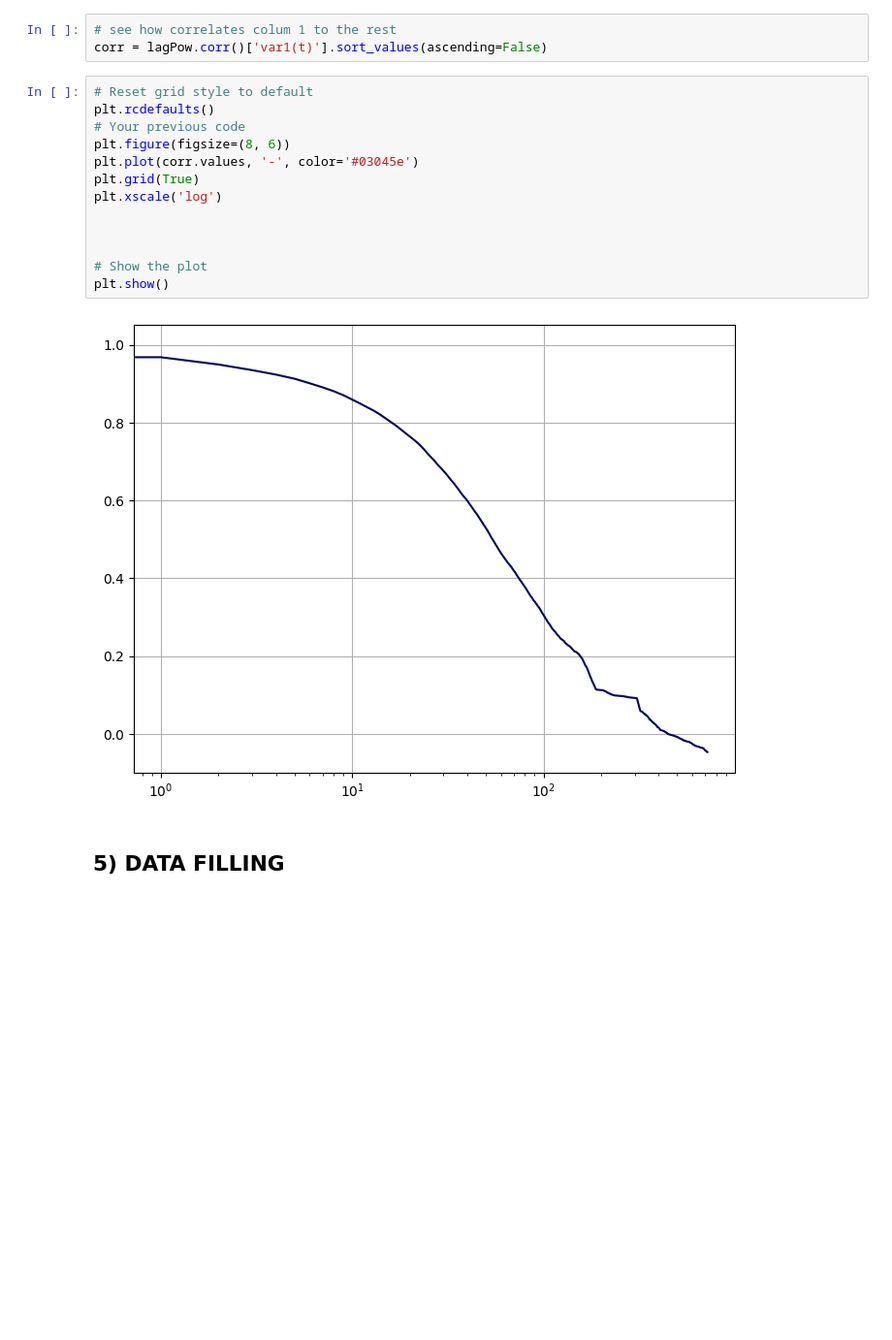
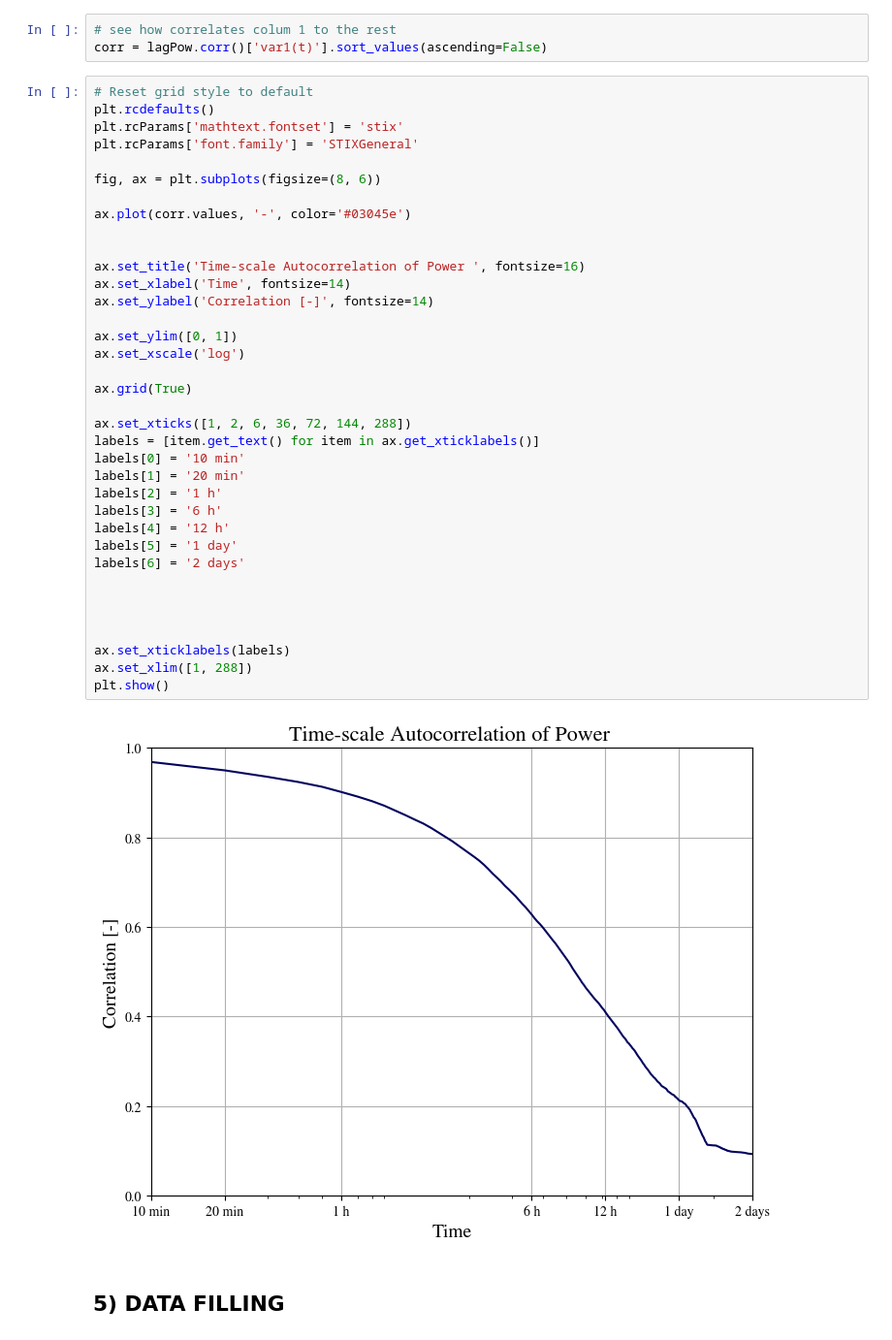
Before and after one commit to Brizzum/Final-project, a Jupyter notebook: Data_mangement.ipynb, the cells around one changed output. Shown at 97% size. Cells and saved outputs as stored; diff of their text form; blank space fills up the shorter version.

```diff
--- a/Data_mangement.ipynb
+++ b/Data_mangement.ipynb
@@ -277,21 +297,44 @@ lagPow = forecast_sequences_output(ActPOW, n_lag)
 # %%
 # see how correlates colum 1 to the rest
 corr = lagPow.corr()['var1(t)'].sort_values(ascending=False)
-# %%
-# Reset grid style to default
-plt.rcdefaults()
-# Your previous code
-plt.figure(figsize=(8, 6))
-plt.plot(corr.values, '-', color='#03045e')
-plt.grid(True)
-plt.xscale('log')
-
-
-
-# Show the plot
-plt.show()
-# %% [output]
-[figure, removed]
+# %%
+# Reset grid style to default
+plt.rcdefaults()
+plt.rcParams['mathtext.fontset'] = 'stix'
+plt.rcParams['font.family'] = 'STIXGeneral'
+
+fig, ax = plt.subplots(figsize=(8, 6))
+
+ax.plot(corr.values, '-', color='#03045e')
+
+
+ax.set_title('Time-scale Autocorrelation of Power ', fontsize=16)
+ax.set_xlabel('Time', fontsize=14)
+ax.set_ylabel('Correlation [-]', fontsize=14)
+
+ax.set_ylim([0, 1])
+ax.set_xscale('log')
+
+ax.grid(True)
+
+ax.set_xticks([1, 2, 6, 36, 72, 144, 288])
+labels = [item.get_text() for item in ax.get_xticklabels()]
+labels[0] = '10 min'
+labels[1] = '20 min'
+labels[2] = '1 h'
+labels[3] = '6 h'
+labels[4] = '12 h'
+labels[5] = '1 day'
+labels[6] = '2 days'
+
+
+
+
+ax.set_xticklabels(labels)
+ax.set_xlim([1, 288])
+plt.show()
+# %% [output]
+[figure, added]
 # %% [markdown]
 ## 5) DATA FILLING
 # %%
```
Also changed, not shown: parts of 10 cells of this notebook, 33 other files.
